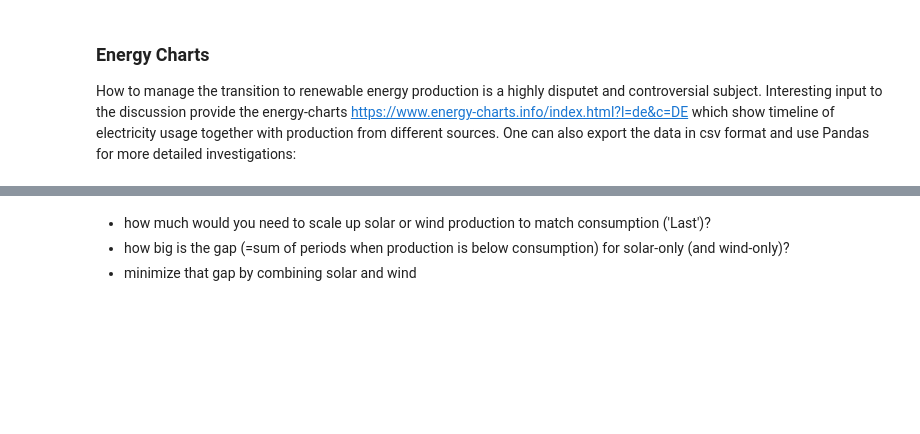
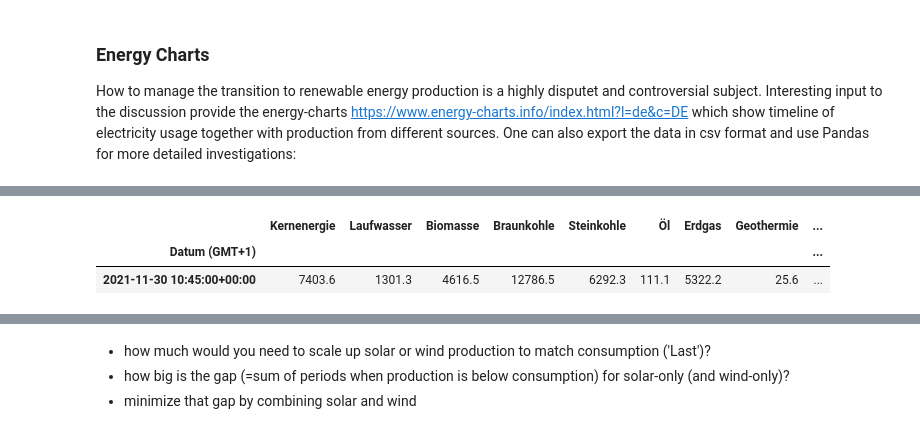
Before and after one commit to gdxd/Pythonkurs2, a Jupyter notebook: notebooks/nb/pandas_PandasExercises.ipynb, the cells around one changed output, grey strips where cells are left out. Saved outputs shown, nothing was run; the diff lists cells and outputs as text; code cells hidden in the pictures; blank space fills up the shorter version.

```diff
--- a/notebooks/nb/pandas_PandasExercises.ipynb
+++ b/notebooks/nb/pandas_PandasExercises.ipynb
@@ -37,3 +44,9 @@ df['Wind'] = df['Wind Onshore'] + df['Wind Offshore']
+# %%
+df[df.Last==df.Last.max()]
+# %% [output]
+|  | Kernenergie | Laufwasser | Biomasse | Braunkohle | Steinkohle | Öl | Erdgas | Geothermie | ... |
+| Datum (GMT+1) |  |  |  |  |  |  |  |  | ... |
+| 2021-11-30 10:45:00+00:00 | 7403.6 | 1301.3 | 4616.5 | 12786.5 | 6292.3 | 111.1 | 5322.2 | 25.6 | ... |
 # %%
 # plot short date range
 day = '2021-08-10'
```
Also changed, not shown: parts of 2 cells of this notebook, 4 other files.
